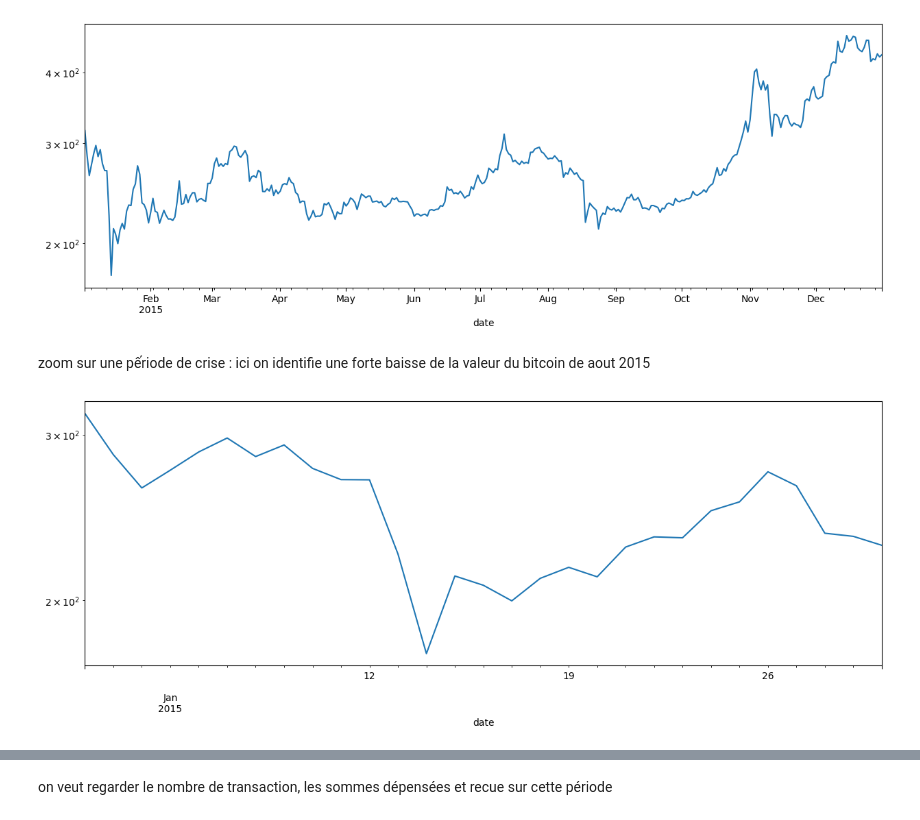
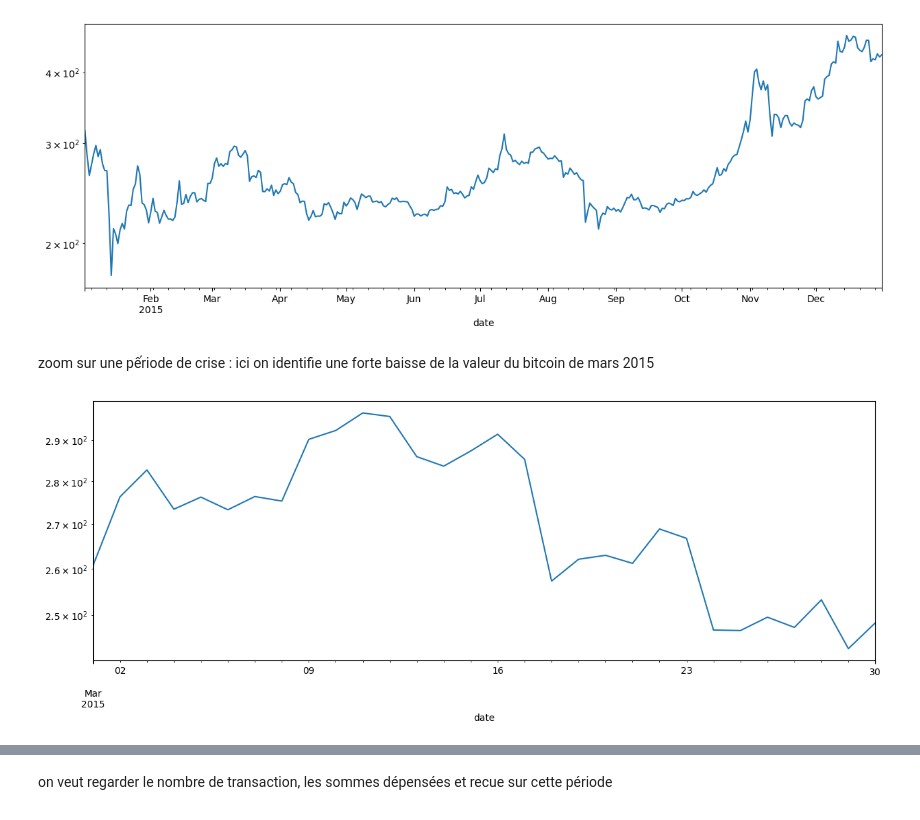
Before and after one commit to Coartix/BigDataDefiEGC, a Jupyter notebook: profit_analysis.ipynb, the cells around one changed output, grey strips where cells are left out. Drawn from its saved outputs; the diff is of its cells as text; code cells hidden in the pictures.

```diff
--- a/profit_analysis.ipynb
+++ b/profit_analysis.ipynb
@@ -351,11 +355,12 @@ plt.show()
 # %% [output]
 [figure]
 # %% [markdown]
-zoom sur une pếriode de crise : ici on identifie une forte baisse de la valeur du bitcoin de aout 2015
+zoom sur une pếriode de crise : ici on identifie une forte baisse de la valeur du bitcoin de mars 2015
 # %%
 # look at the date range from 2015-01-01 to 2015-01-31
-external_df['PriceUSD'].loc['2015-01-01':'2015-01-30'].plot(figsize=(15, 5), logy=True)
+date_range = ['2015-03-01', '2015-03-30']
+external_df['PriceUSD'].loc[date_range[0]:date_range[1]].plot(figsize=(15, 5), logy=True)
 
 plt.show()
 # %% [output]
-[figure, old version]
+[figure, new version]
```
Also changed, not shown: parts of 9 cells of this notebook.
